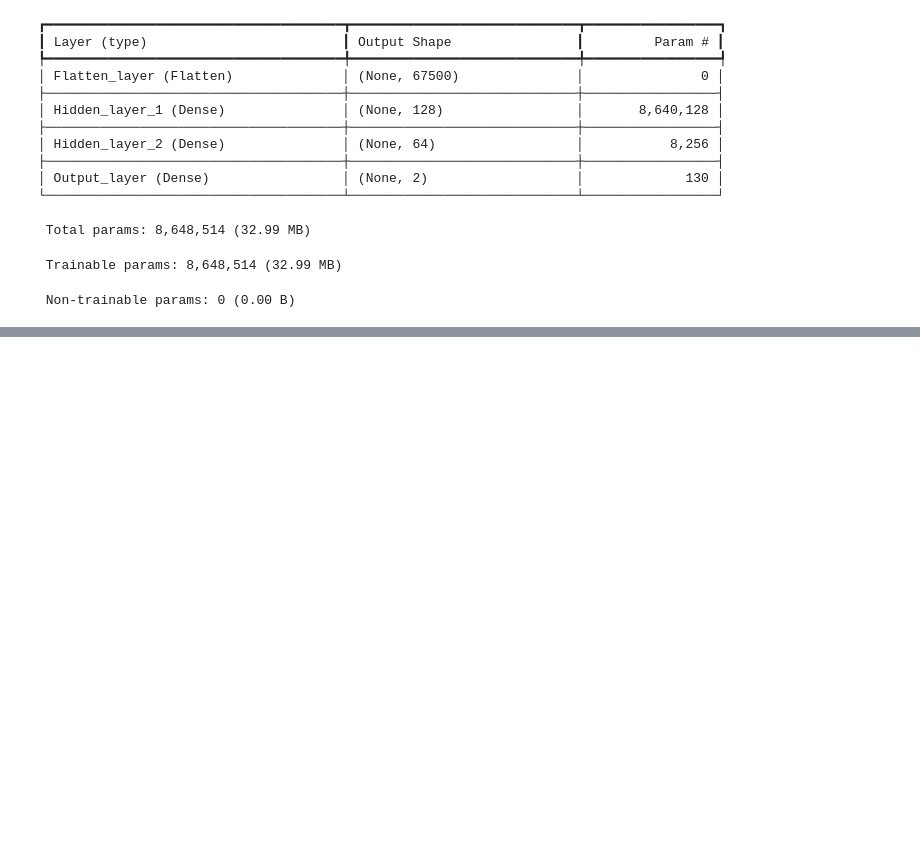
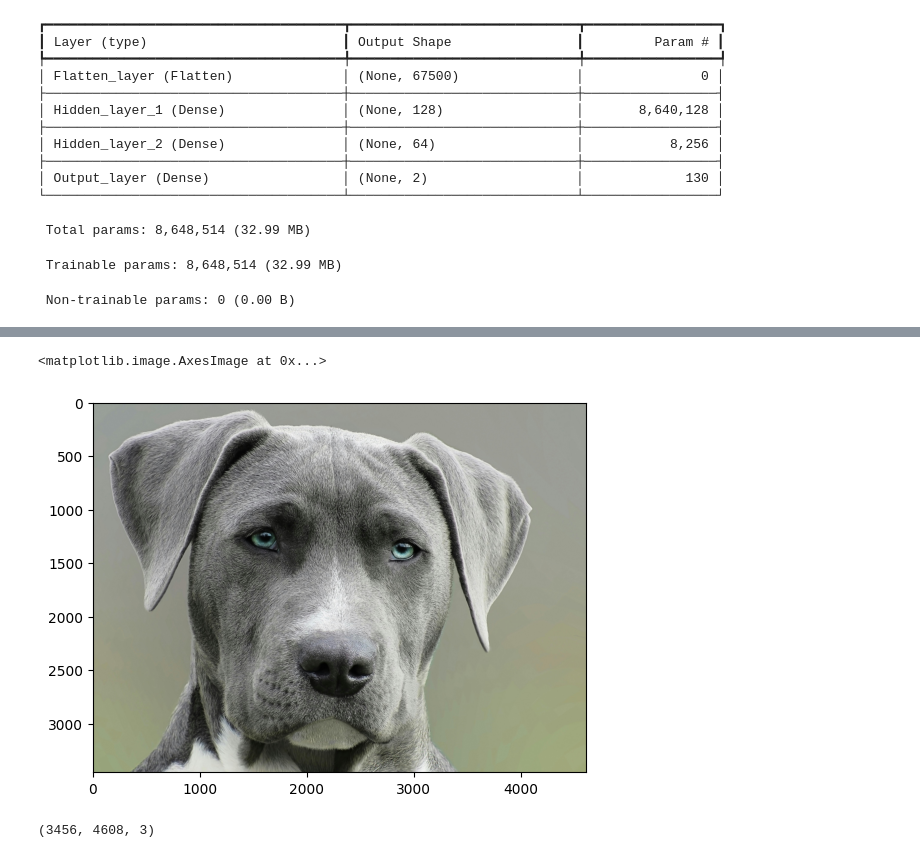
Before and after one commit to adityasahu88/DL_PROJECTS, a Jupyter notebook: cat_vs_dog.ipynb, the cells around one changed output, grey strips where cells are left out. Saved outputs shown, nothing was run; the diff lists cells and outputs as text; code cells hidden in the pictures; blank space fills up the shorter version.

```diff
--- a/cat_vs_dog.ipynb
+++ b/cat_vs_dog.ipynb
@@ -377,0 +380,11 @@ plt.show()
+# %%
+sample_image = cv2.imread("dog_image.jpg")
+sample_image = cv2.cvtColor(sample_image,cv2.COLOR_BGR2RGB)
+plt.imshow(sample_image)
+# %% [output]
+<matplotlib.image.AxesImage at 0x...>
+[figure, added]
+# %%
+sample_image.shape
+# %% [output]
+(3456, 4608, 3)
```
Also changed, not shown: parts of 8 cells of this notebook.
